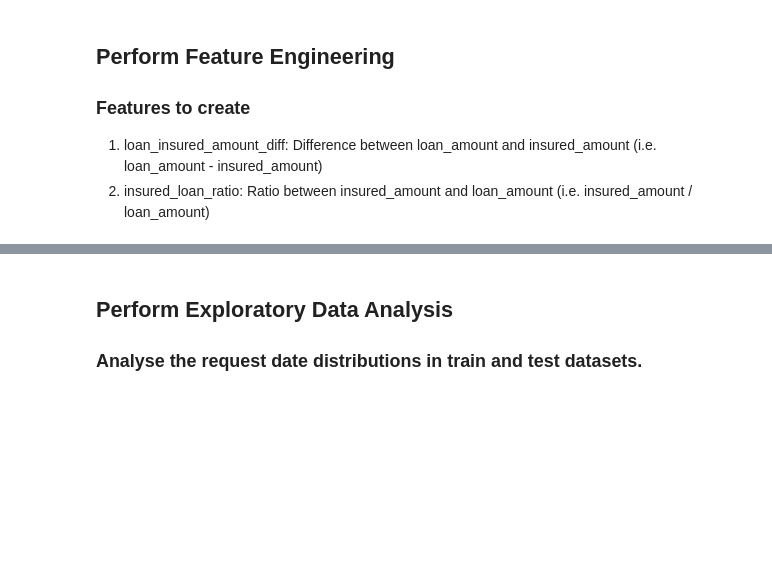
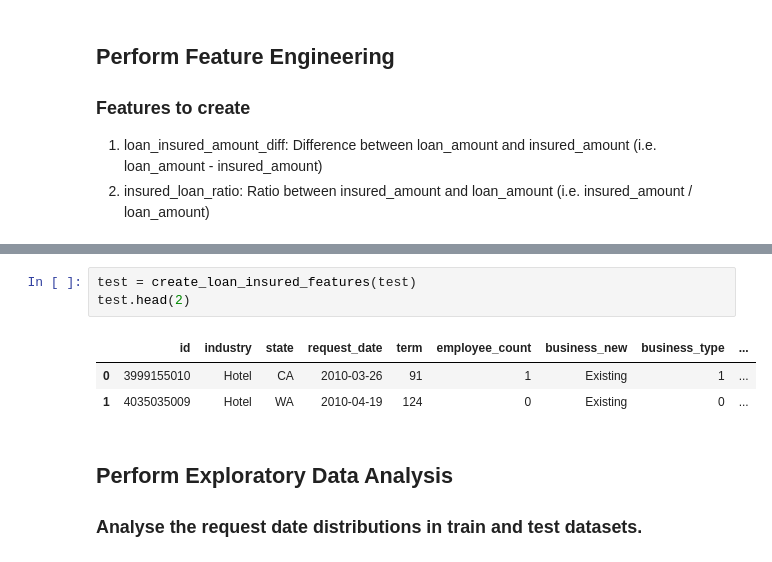
Before and after one commit to AddChew/loan-default, a Jupyter notebook: code_addison.ipynb, the cells around one changed output, grey strips where cells are left out. Cells and saved outputs as stored; diff of their text form; blank space fills up the shorter version.

```diff
--- a/code_addison.ipynb
+++ b/code_addison.ipynb
@@ -136,6 +164,13 @@ train.head(2)
 |  | id | industry | state | request_date | term | employee_count | business_new | business_type | ... |
 | 0 | 4050975007 | Others | VA | 2010-04-27 | 34 | 4 | New | 0 | ... |
 | 1 | 3735095001 | Manufacturing | CA | 2009-11-05 | 107 | 1 | New | 0 | ... |
+# %%
+test = create_loan_insured_features(test)
+test.head(2)
+# %% [output]
+|  | id | industry | state | request_date | term | employee_count | business_new | business_type | ... |
+| 0 | 3999155010 | Hotel | CA | 2010-03-26 | 91 | 1 | Existing | 1 | ... |
+| 1 | 4035035009 | Hotel | WA | 2010-04-19 | 124 | 0 | Existing | 0 | ... |
 # %% [markdown]
 ## Perform Exploratory Data Analysis
 
```
Also changed, not shown: parts of 23 cells of this notebook.
